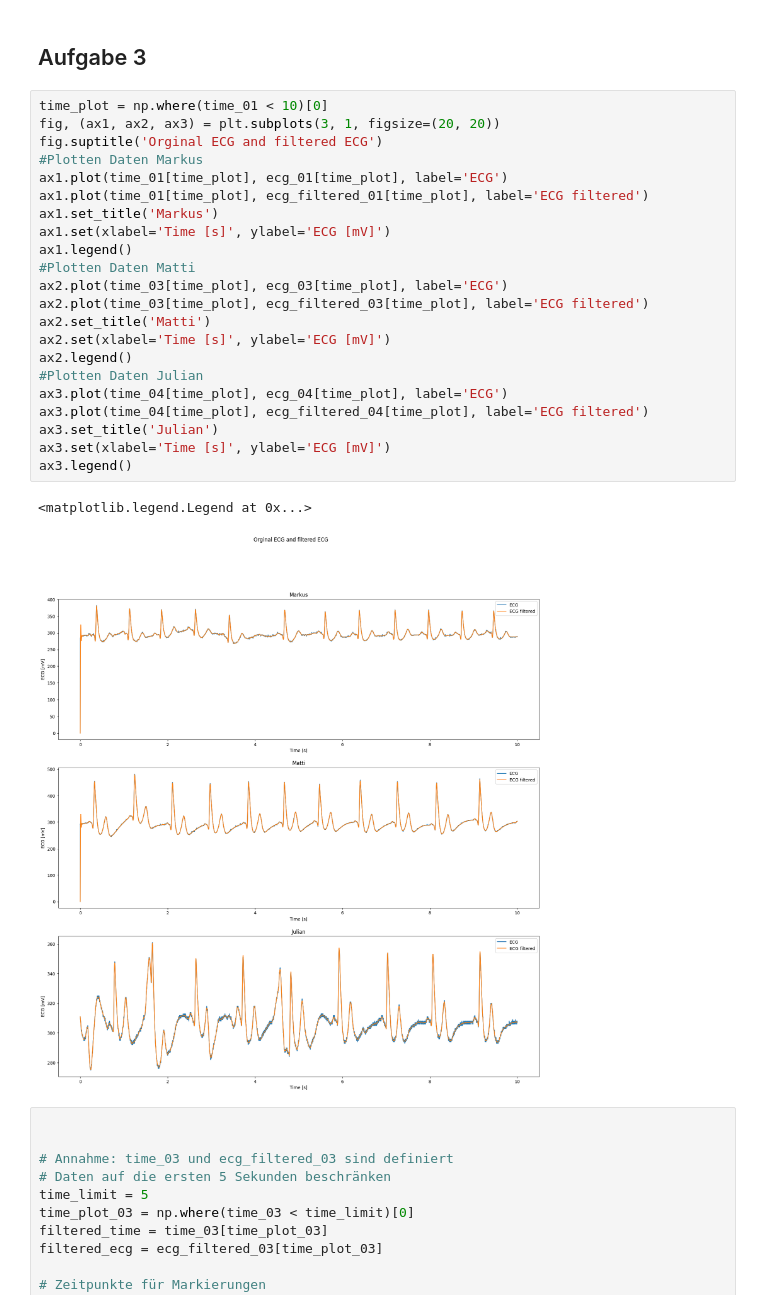
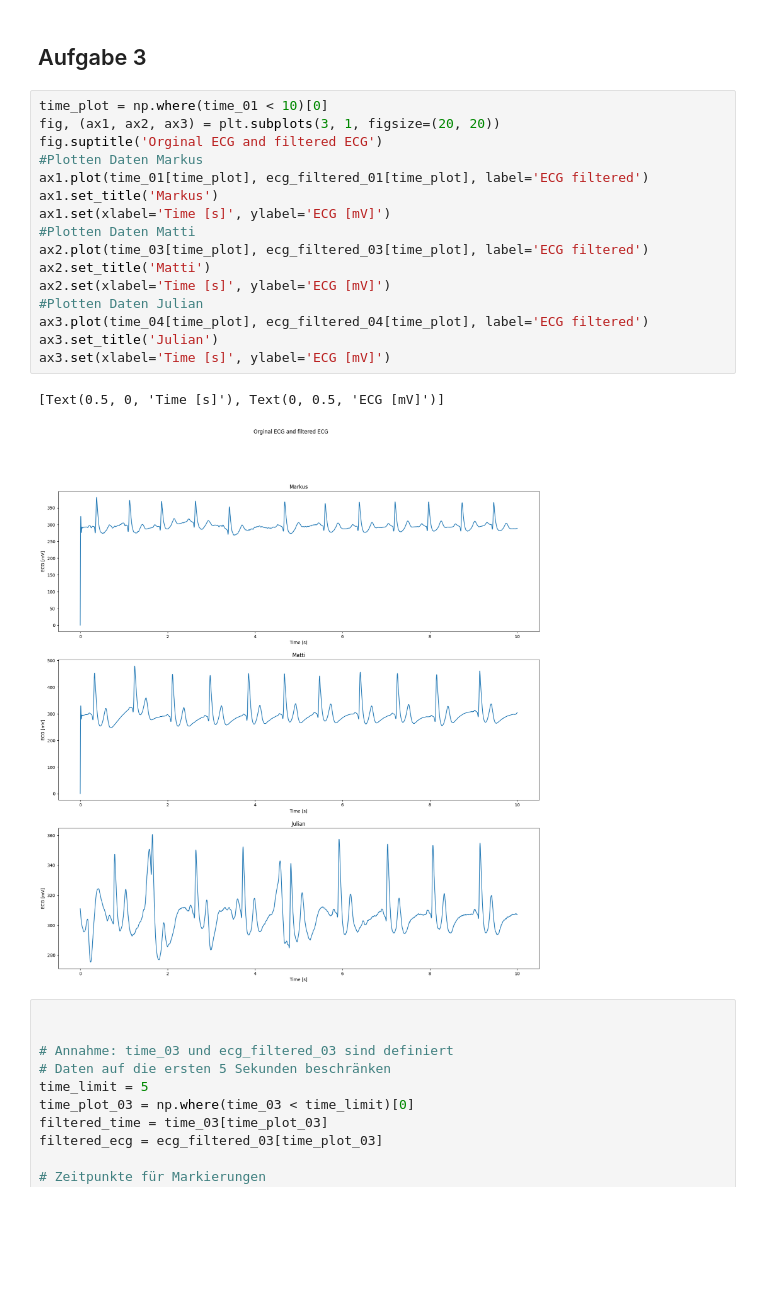
Before and after one commit to jannis-chr/Biosignal_2, a Jupyter notebook: Praktikum_2.ipynb, the cells around one changed output. Cells and saved outputs as stored; diff of their text form; blank space fills up the shorter version.

```diff
--- a/Praktikum_2.ipynb
+++ b/Praktikum_2.ipynb
@@ -68,28 +68,22 @@ ax3.legend()
 # %%
 time_plot = np.where(time_01 < 10)[0]
 fig, (ax1, ax2, ax3) = plt.subplots(3, 1, figsize=(20, 20))
 fig.suptitle('Orginal ECG and filtered ECG')
 #Plotten Daten Markus
-ax1.plot(time_01[time_plot], ecg_01[time_plot], label='ECG')
 ax1.plot(time_01[time_plot], ecg_filtered_01[time_plot], label='ECG filtered')
 ax1.set_title('Markus')
 ax1.set(xlabel='Time [s]', ylabel='ECG [mV]')
-ax1.legend()
 #Plotten Daten Matti
-ax2.plot(time_03[time_plot], ecg_03[time_plot], label='ECG')
 ax2.plot(time_03[time_plot], ecg_filtered_03[time_plot], label='ECG filtered')
 ax2.set_title('Matti')
 ax2.set(xlabel='Time [s]', ylabel='ECG [mV]')
-ax2.legend()
 #Plotten Daten Julian
-ax3.plot(time_04[time_plot], ecg_04[time_plot], label='ECG')
 ax3.plot(time_04[time_plot], ecg_filtered_04[time_plot], label='ECG filtered')
 ax3.set_title('Julian')
 ax3.set(xlabel='Time [s]', ylabel='ECG [mV]')
-ax3.legend()
 # %% [output]
-<matplotlib.legend.Legend at 0x...>
+[Text(0.5, 0, 'Time [s]'), Text(0, 0.5, 'ECG [mV]')]
-[figure, old version]
+[figure, new version]
 # %%
 
 
```
Also changed, not shown: parts of 1 cell of this notebook.
